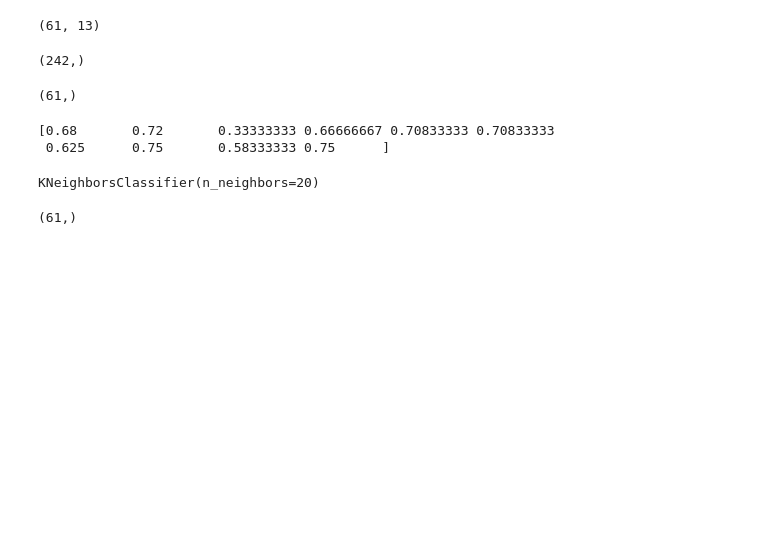
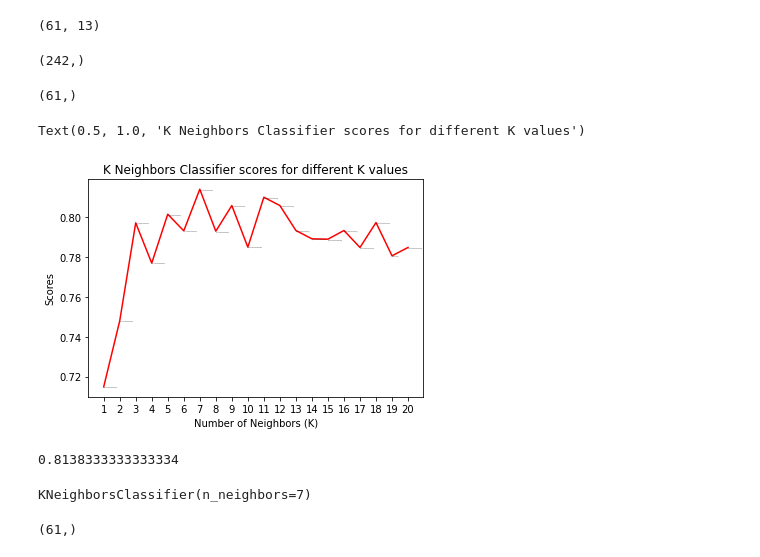
Before and after one commit to bhabalomkar421/BIL-project-Heart-Disease-Prediction, a Jupyter notebook: prediction.ipynb, the cells around one changed output. Drawn from its saved outputs; the diff is of its cells as text; code cells hidden in the pictures; blank space fills up the shorter version.

```diff
--- a/prediction.ipynb
+++ b/prediction.ipynb
@@ -88,0 +72,7 @@ sns.countplot(x='target',data=df,palette='RdBu_r')
+# %%
+from sklearn.preprocessing import StandardScaler
+standardScaler = StandardScaler()
+columns_to_scale = ['age', 'trestbps', 'chol', 'thalach', 'oldpeak']
+df[columns_to_scale] = standardScaler.fit_transform(df[columns_to_scale])
+dataset = df
+dataset
@@ -89,10 +93,14 @@ sns.countplot(x='target',data=df,palette='RdBu_r')
 # %%
 from sklearn.model_selection import train_test_split
 
-predictors = df.drop("target",axis=1)
-target = df["target"]
+predictors = dataset.drop("target",axis=1)
+target = dataset["target"]
 
-X_train,X_test,Y_train,Y_test = train_test_split(predictors,target,test_size=0.20,random_state=0)
+# splitting main dataset to train and test
+X_train,X_test,Y_train,Y_test = train_test_split(predictors, target, test_size=0.20, random_state=0)
+
+# ratio  80 : 20
+#     train : test
 # %%
 X_train.shape
 print(X_train.columns)
@@ -123,9 +131,14 @@ for k in range(1,21):
     knn_classifier = KNeighborsClassifier(n_neighbors = k)
     score=cross_val_score(knn_classifier,X_train,Y_train,cv=10)
     knn_scores.append(score.mean())
-print(score)
-knn_classifier.fit(X_train, Y_train)
-# %% [output]
-[0.68       0.72       0.33333333 0.66666667 0.70833333 0.70833333
- 0.625      0.75       0.58333333 0.75      ]
-KNeighborsClassifier(n_neighbors=20)
+# %%
+plt.plot([k for k in range(1, 21)], knn_scores, color = 'red')
+for i in range(1,21):
+    plt.text(i, knn_scores[i-1], (i, knn_scores[i-1]), size = 1)
+plt.xticks([i for i in range(1, 21)])
+plt.xlabel('Number of Neighbors (K)')
+plt.ylabel('Scores')
+plt.title('K Neighbors Classifier scores for different K values')
+# %% [output]
+Text(0.5, 1.0, 'K Neighbors Classifier scores for different K values')
+[figure, added]
@@ -132,3 +148,11 @@ KNeighborsClassifier(n_neighbors=20)
+# %%
+score.mean()
+# %% [output]
+0.8138333333333334
+# %%
+knn_classifier.fit(X_train, Y_train)
+# %% [output]
+KNeighborsClassifier(n_neighbors=7)
 # %%
 Y_pred_knn=knn_classifier.predict(X_test)
 Y_pred_knn.shape
```
Also changed, not shown: parts of 12 cells of this notebook, 3 other files.
